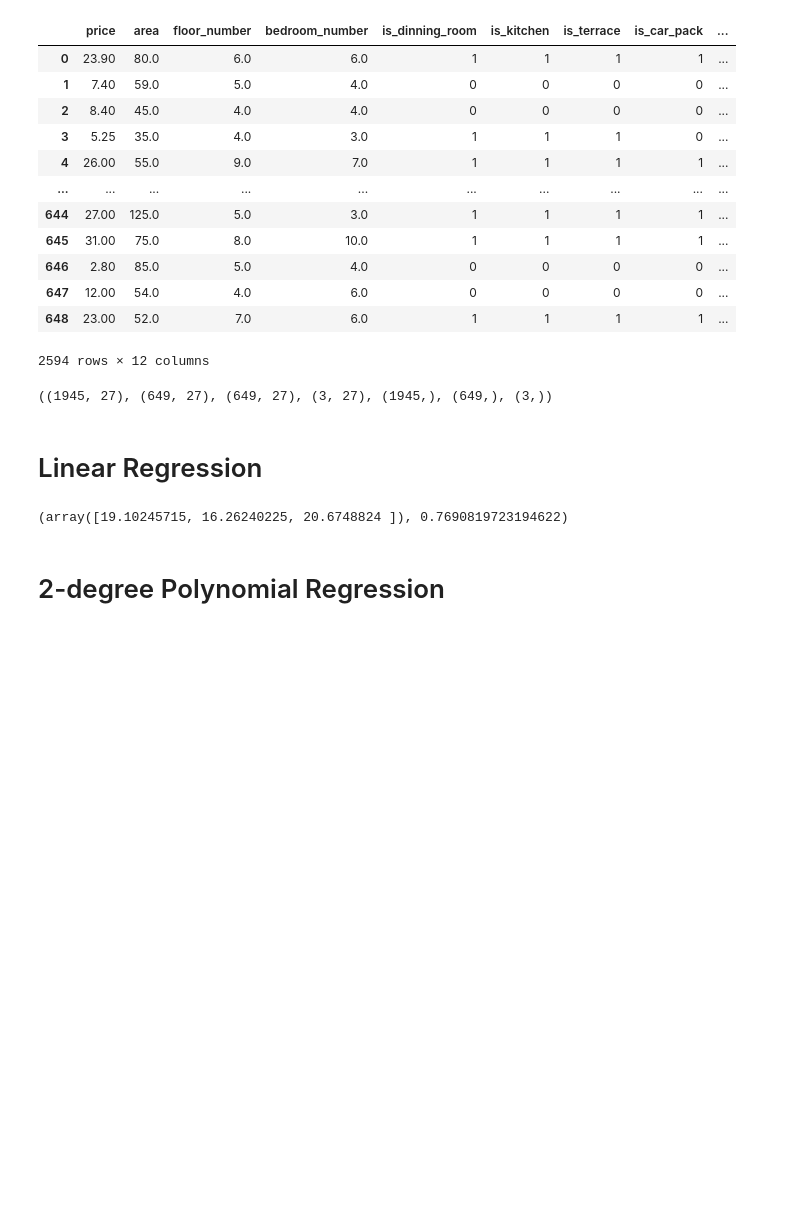
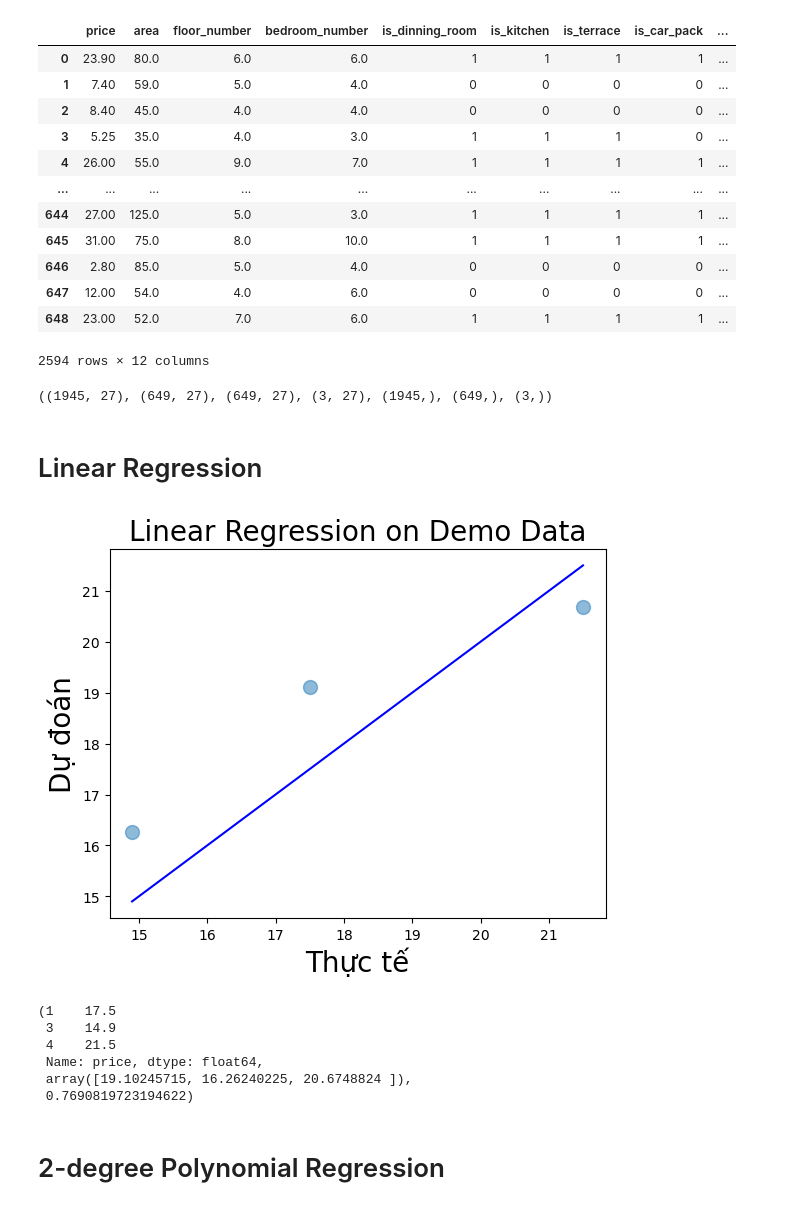
Before and after one commit to hsgsstudent/hanoi_real_estate_prediction, a Jupyter notebook: src/demo.ipynb, the cells around one changed output. Drawn from its saved outputs; the diff is of its cells as text; code cells hidden in the pictures; blank space fills up the shorter version.

```diff
--- a/src/demo.ipynb
+++ b/src/demo.ipynb
@@ -278,14 +278,33 @@ X_train.shape, X_val.shape, X_test.shape, X_demo.shape, y_train.shape, y_val.sha
 # Linear Regression
 # %%
 from sklearn.metrics import r2_score
+
+from matplotlib import pyplot as plt
+
+def plot_evaluate(y_true, y_pred, title):
+    plt.plot(y_true, y_pred, 'o', markersize=10, alpha=0.5)
+    x = [np.min(y_true), np.max(y_true)]
+    y = x
+    plt.plot(x, y, 'blue')
+    plt.title(title, fontsize = 20)
+    plt.xlabel('Thực tế', fontsize = 20)
+    plt.ylabel('Dự đoán', fontsize = 20)
+    plt.show()
 # %%
 from sklearn.linear_model import LinearRegression, Ridge, Lasso
 ridge_model = Ridge(alpha=0.001)
 ridge_model.fit(X_train, y_train)
 y_demo_pred = ridge_model.predict(X_demo)
-y_demo_pred, r2_score(y_demo, y_demo_pred)
+plot_evaluate(y_demo, y_demo_pred, 'Linear Regression on Demo Data')
+y_demo, y_demo_pred, r2_score(y_demo, y_demo_pred)
 # %% [output]
+[figure, added]
-(array([19.10245715, 16.26240225, 20.6748824 ]), 0.7690819723194622)
+(1    17.5
+ 3    14.9
+ 4    21.5
+ Name: price, dtype: float64,
+ array([19.10245715, 16.26240225, 20.6748824 ]),
+ 0.7690819723194622)
 # %% [markdown]
 # 2-degree Polynomial Regression
 # %%
```
Also changed, not shown: parts of 17 cells of this notebook, 5 other files.
